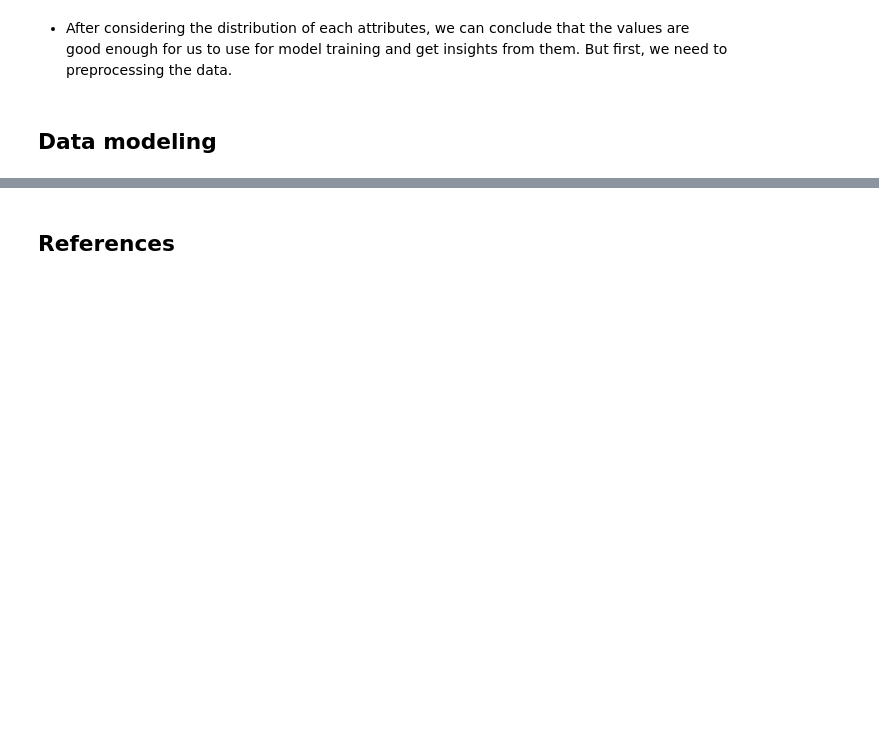
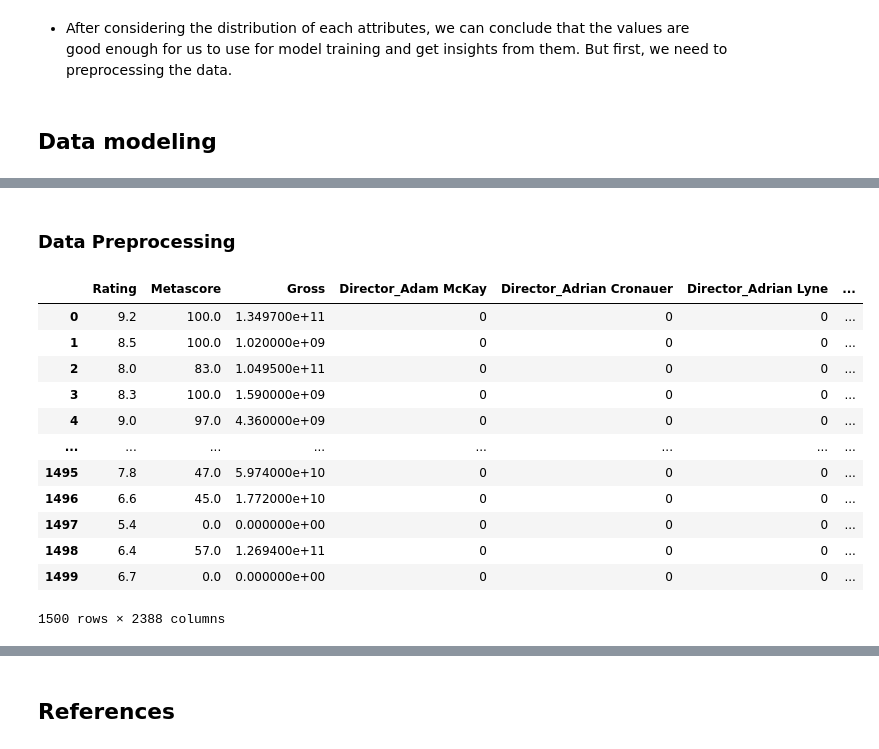
Before and after one commit to trandainien1/IntroDS_Final_Project, a Jupyter notebook: main.ipynb, the cells around one changed output, grey strips where cells are left out. Saved outputs shown, nothing was run; the diff lists cells and outputs as text; code cells hidden in the pictures; blank space fills up the shorter version.

Commit message:
preparing for data modeling

```diff
--- a/main.ipynb
+++ b/main.ipynb
@@ -529,0 +558,3 @@ Name: Description, Length: 1500, dtype: int64
+# %%
+filmdata_df = pd.read_csv("./data_film.csv")
+filmdata_df.head()
@@ -529,0 +568,30 @@ Name: Description, Length: 1500, dtype: int64
+# %% [markdown]
+### Data Preprocessing
+# %%
+def convertDolla2Int(series):
+    value = [float(x[1:-1])  * 1000000000 for x in series ]
+    return value
+
+feature_cols = ['Rating', 'Metascore', 'Director', 'Stars', 'Genre', 'Gross']
+
+modeling_data = filmdata_df[feature_cols].copy()
+modeling_data.Gross = modeling_data.Gross.fillna('$0M')
+modeling_data.Metascore = modeling_data.Metascore.fillna(0.0)
+modeling_data.Rating = modeling_data.Rating.fillna(0.0)
+modeling_data.Gross = convertDolla2Int(modeling_data.Gross)
+modeling_data = modeling_data.join(pd.get_dummies(modeling_data[['Director', 'Stars', 'Genre']], dtype= int)).drop(['Director', 'Stars', 'Genre'], axis= 1)
+modeling_data
+# %% [output]
+|  | Rating | Metascore | Gross | Director_Adam McKay | Director_Adrian Cronauer | Director_Adrian Lyne | ... |
+| 0 | 9.2 | 100.0 | 1.349700e+11 | 0 | 0 | 0 | ... |
+| 1 | 8.5 | 100.0 | 1.020000e+09 | 0 | 0 | 0 | ... |
+| 2 | 8.0 | 83.0 | 1.049500e+11 | 0 | 0 | 0 | ... |
+| 3 | 8.3 | 100.0 | 1.590000e+09 | 0 | 0 | 0 | ... |
+| 4 | 9.0 | 97.0 | 4.360000e+09 | 0 | 0 | 0 | ... |
+| ... | ... | ... | ... | ... | ... | ... | ... |
+| 1495 | 7.8 | 47.0 | 5.974000e+10 | 0 | 0 | 0 | ... |
+| 1496 | 6.6 | 45.0 | 1.772000e+10 | 0 | 0 | 0 | ... |
+| 1497 | 5.4 | 0.0 | 0.000000e+00 | 0 | 0 | 0 | ... |
+| 1498 | 6.4 | 57.0 | 1.269400e+11 | 0 | 0 | 0 | ... |
+| 1499 | 6.7 | 0.0 | 0.000000e+00 | 0 | 0 | 0 | ... |
+1500 rows × 2388 columns
```
Also changed, not shown: parts of 29 cells of this notebook.
